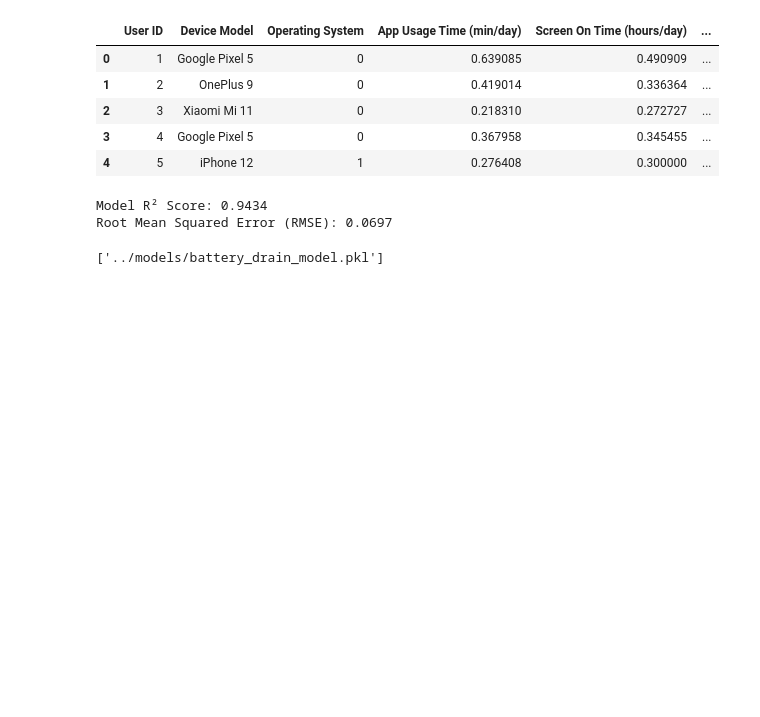
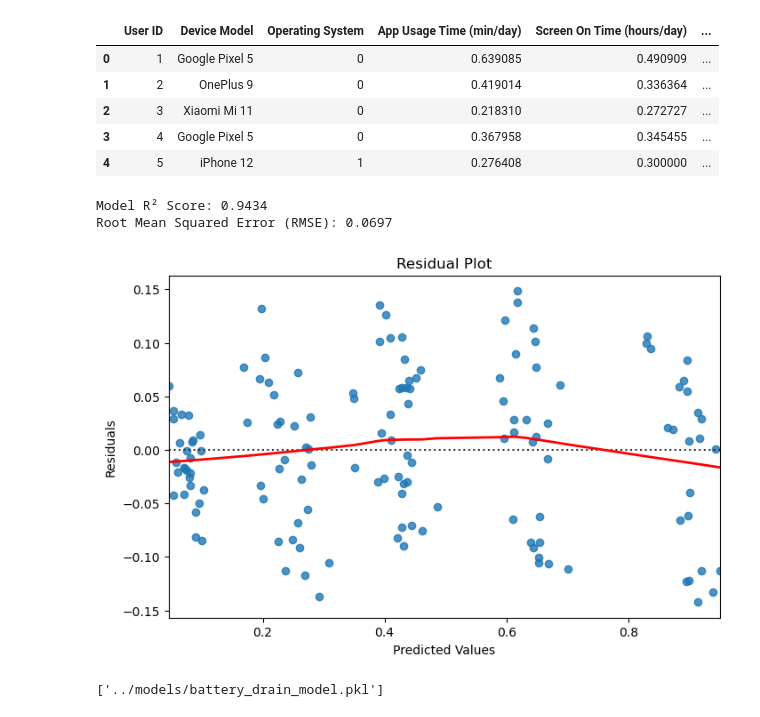
Before and after one commit to shruti-1007/mobile-usage-insights, a Jupyter notebook: notebooks/regression.ipynb, the cells around one changed output. Drawn from its saved outputs; the diff is of its cells as text; code cells hidden in the pictures; blank space fills up the shorter version.

```diff
--- a/notebooks/regression.ipynb
+++ b/notebooks/regression.ipynb
@@ -4,5 +6,5 @@ import pandas as pd
 # %%
-df_reg=pd.read_csv('C:/Users/Acer/Desktop/Data Science Project/data/preprocessed_data.csv')
+df_reg=pd.read_csv('../data/preprocessed_data.csv')
 # %%
 df_reg.head()
 # %% [output]
@@ -47,6 +49,23 @@ print("Root Mean Squared Error (RMSE):", round(rmse, 4))
 # %% [output]
 Model R² Score: 0.9434
 Root Mean Squared Error (RMSE): 0.0697
+# %%
+# Calculate residuals
+residuals = y_test - y_pred
+
+# Plot residuals
+plt.figure(figsize=(8, 5))
+sns.residplot(x=y_pred, y=residuals, lowess=True, line_kws={"color": "red", "lw": 2})
+
+# Labels and title
+plt.xlabel("Predicted Values")
+plt.ylabel("Residuals")
+plt.title("Residual Plot")
+plt.savefig('../visualizations/residual_plot.png')
+# Show plot
+plt.show()
+# %% [output]
+[figure, added]
 # %%
 import joblib
 
```
Also changed, not shown: parts of 1 cell of this notebook, 11 other files.
